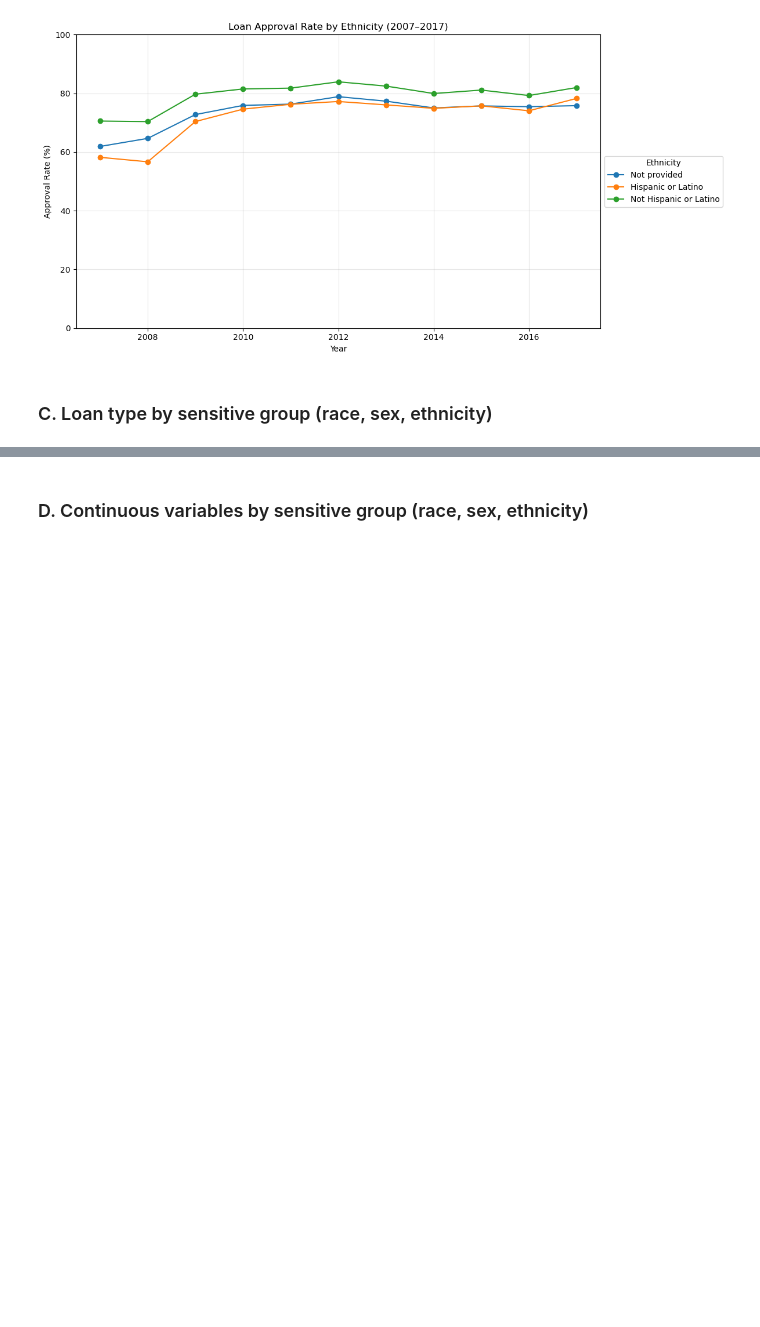
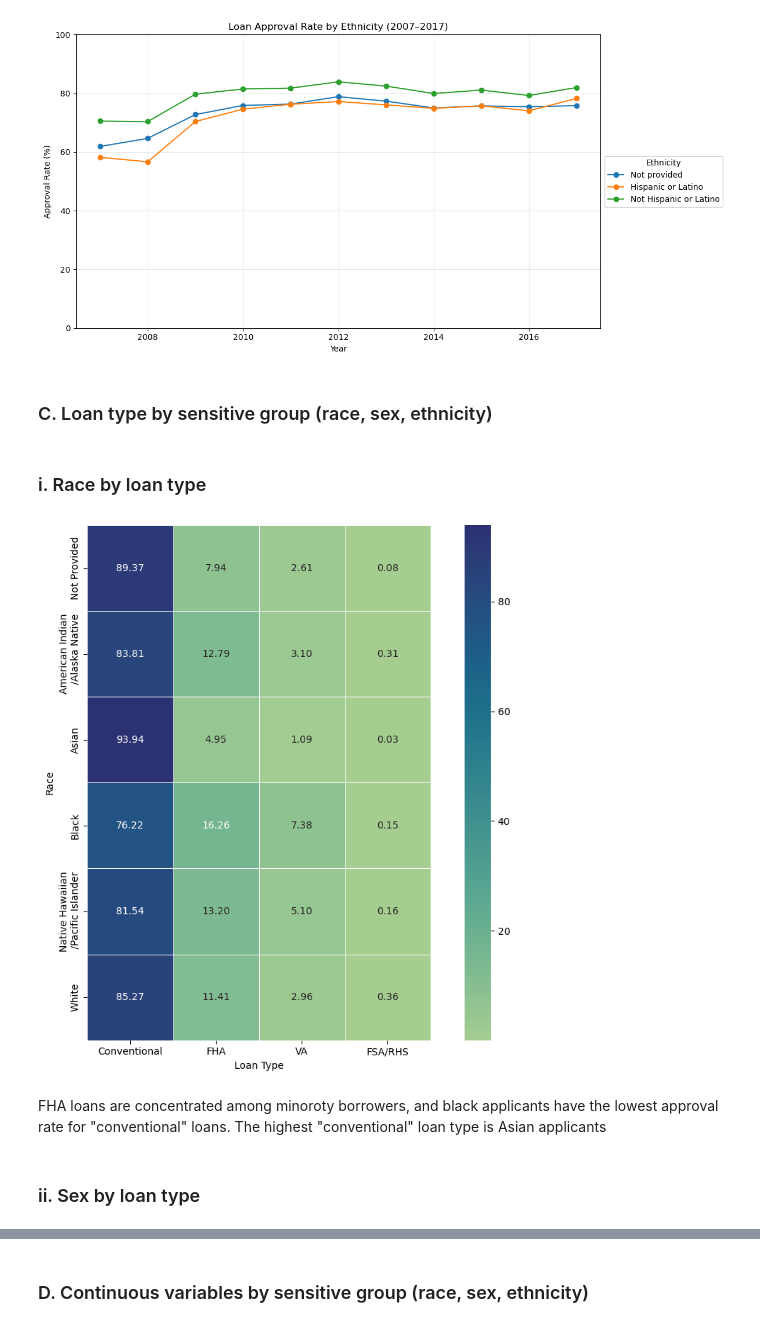
Before and after one commit to jdhilee/fairness_smoke_alarm, a Jupyter notebook: src/eda_hmda_2007_2017.ipynb, the cells around one changed output, grey strips where cells are left out. Cells and saved outputs as stored; diff of their text form; code cells hidden in the pictures; blank space fills up the shorter version.

Commit message:
protected chars by loan type eda

```diff
--- a/src/eda_hmda_2007_2017.ipynb
+++ b/src/eda_hmda_2007_2017.ipynb
@@ -923,3 +923,39 @@ plt.show()
 [figure]
 # %% [markdown]
 ### C. Loan type by sensitive group (race, sex, ethnicity)
+# %% [markdown]
+### i. Race by loan type
+# %%
+# Convert to percentages within each race and loan type
+race_loan_pct = pd.crosstab(
+    hmda["race"],
+    hmda["loan_type"],
+    normalize="index"
+) * 100
+# %%
+race_loan_pct.index = race_loan_pct.index.map(race_labels)
+race_loan_pct.columns = race_loan_pct.columns.map(loan_labels)
+
+# Plot
+plt.figure(figsize=(10, 8))
+
+ax = sns.heatmap(
+    race_loan_pct,
+    cmap="crest",
+    annot=True,
+    fmt=".2f",
+    square=True,
+    linewidths=.5
+)
+
+ax.set_xlabel("Loan Type")
+ax.set_ylabel("Race")
+
+plt.tight_layout()
+plt.show()
+# %% [output]
+[figure, added]
+# %% [markdown]
+FHA loans are concentrated among minoroty borrowers, and black applicants have the lowest approval rate for "conventional" loans. The highest "conventional" loan type is Asian applicants
+# %% [markdown]
+### ii. Sex by loan type
```
Also changed, not shown: parts of 8 cells of this notebook.
